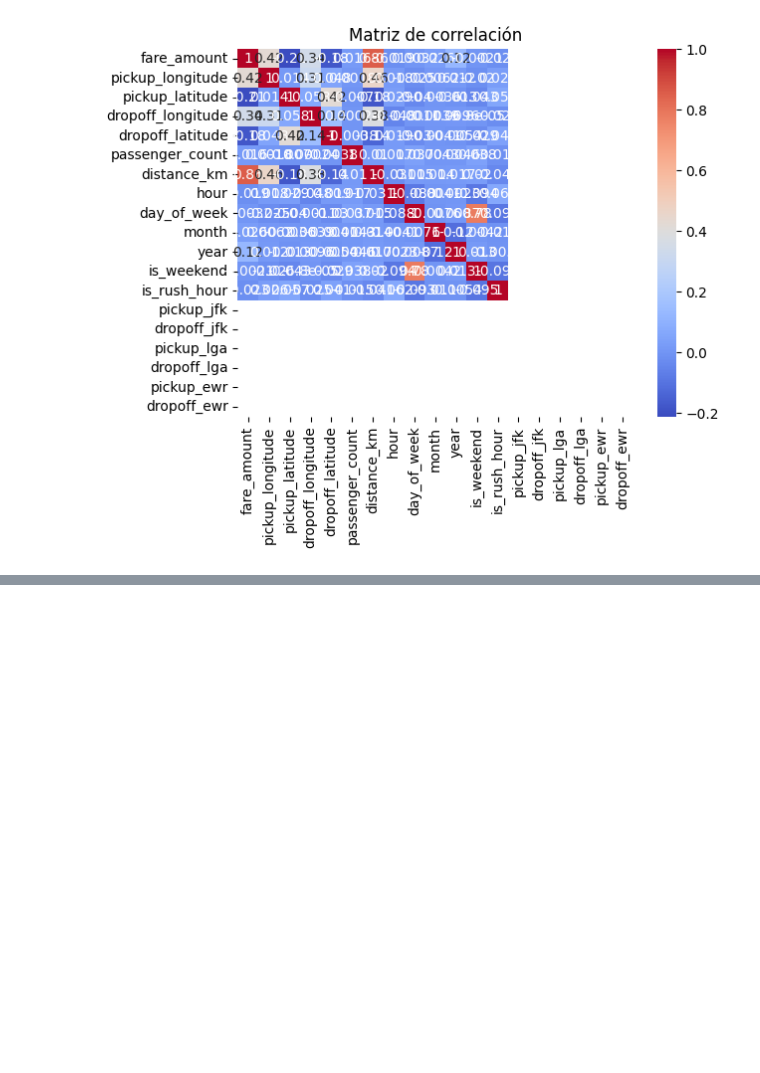
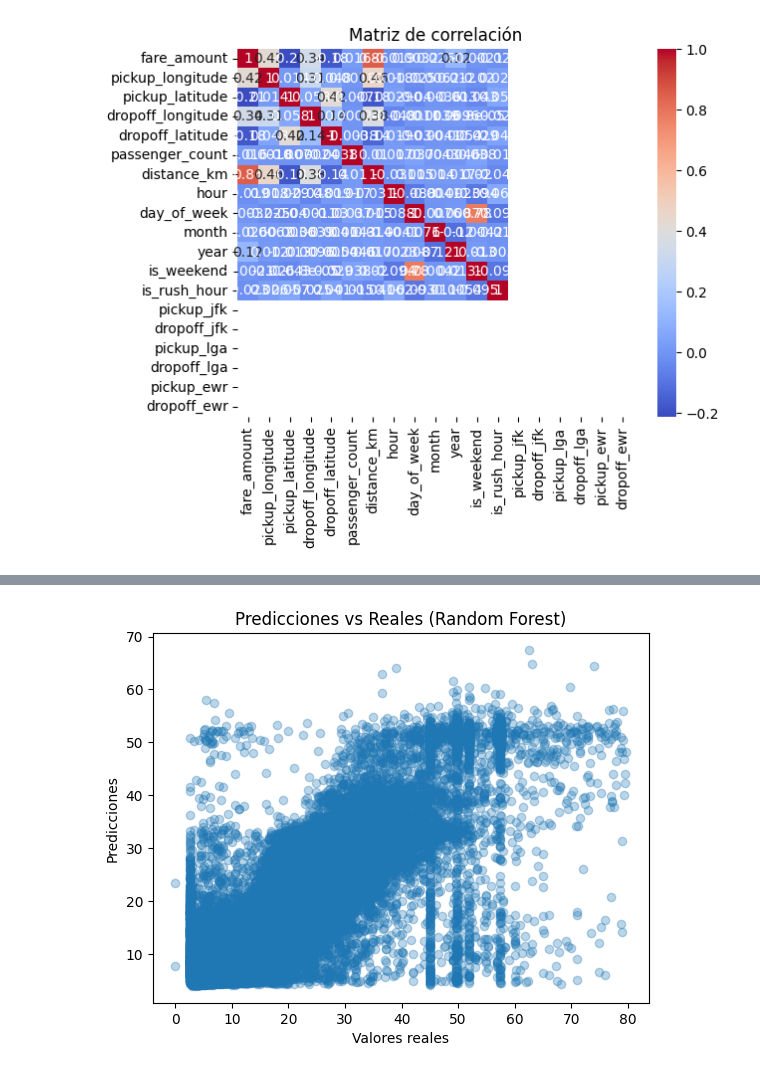
Before and after one commit to ArielaMishaanCohen/Proyecto-1, a Jupyter notebook: proyecto1.ipynb, the cells around one changed output, grey strips where cells are left out. Cells and saved outputs as stored; diff of their text form; code cells hidden in the pictures; blank space fills up the shorter version.

```diff
--- a/proyecto1.ipynb
+++ b/proyecto1.ipynb
@@ -351,0 +357,13 @@ plt.show()
+# %%
+# Selección de features
+features = [
+    "distance_km", "passenger_count",
+    "hour", "day_of_week", "month",
+    "is_weekend", "is_rush_hour",
+    "pickup_jfk","dropoff_jfk",
+    "pickup_lga","dropoff_lga",
+    "pickup_ewr","dropoff_ewr"
+]
+
+X = df[features]
+y = df["fare_amount"]
@@ -351,0 +372,4 @@ plt.show()
+# %%
+X_train, X_test, y_train, y_test = train_test_split(
+    X, y, test_size=0.2, random_state=42
+)
@@ -351,0 +380,5 @@ plt.show()
+# %%
+lr = LinearRegression()
+lr.fit(X_train, y_train)
+
+y_pred_lr = lr.predict(X_test)
@@ -351,0 +387,12 @@ plt.show()
+# %%
+from sklearn.ensemble import RandomForestRegressor
+
+rf = RandomForestRegressor(
+    n_estimators=100,
+    max_depth=15,
+    min_samples_split=5,
+    random_state=42
+)
+rf.fit(X_train, y_train)
+
+y_pred_rf = rf.predict(X_test)
@@ -351,0 +478,8 @@ plt.show()
+# %%
+plt.scatter(y_test, y_pred_rf, alpha=0.3)
+plt.xlabel("Valores reales")
+plt.ylabel("Predicciones")
+plt.title("Predicciones vs Reales (Random Forest)")
+plt.show()
+# %% [output]
+[figure, added]
```
Also changed, not shown: parts of 28 cells of this notebook.
